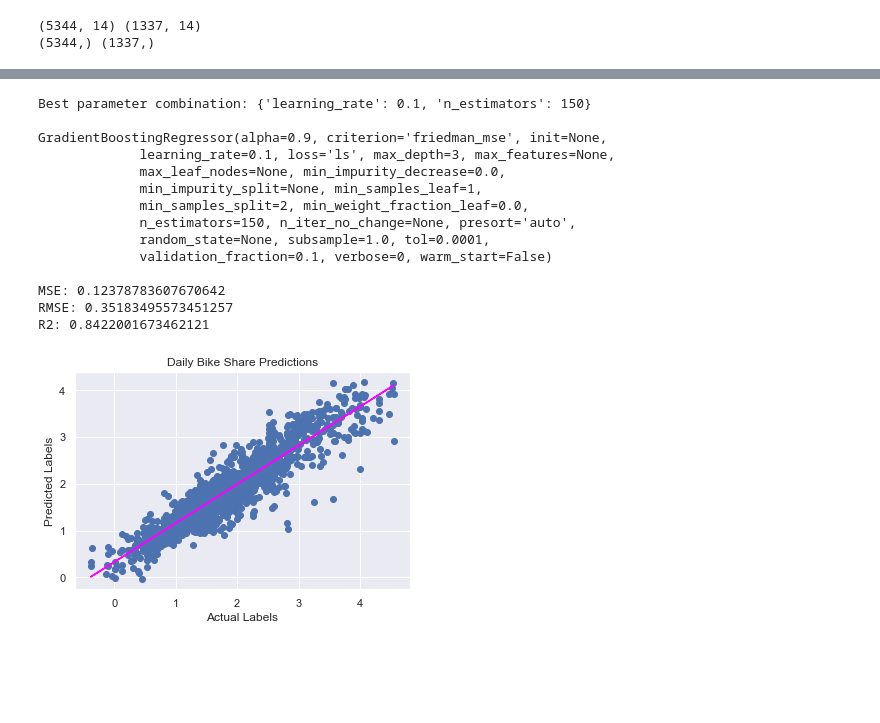
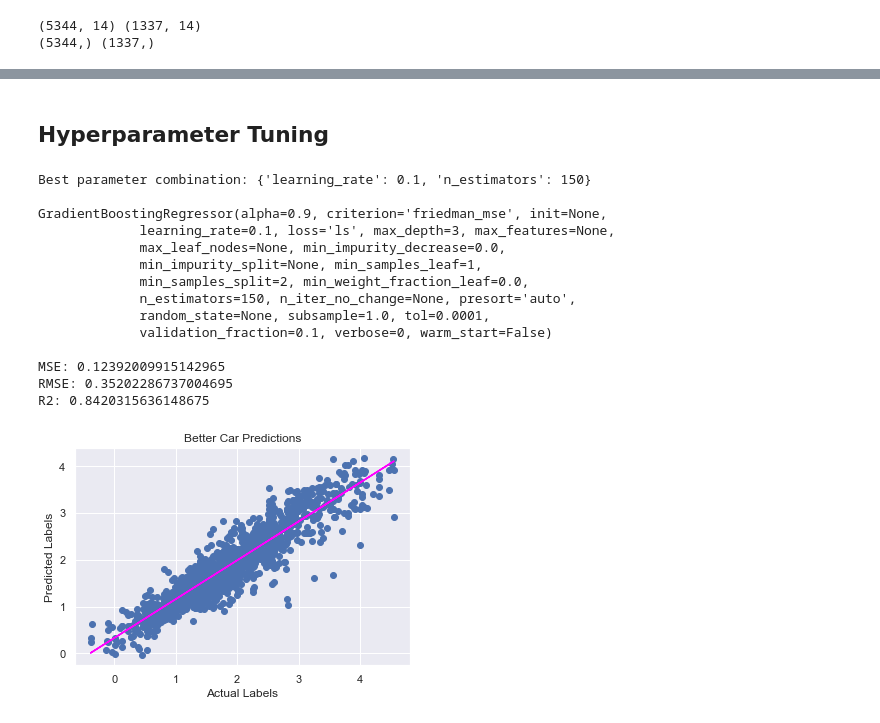
Before and after one commit to Mihryam/FactBased_CarPrice_Prediction, a Jupyter notebook: CAR PRICE PREDICTION-Gradient Boost Regressor.ipynb, the cells around one changed output, grey strips where cells are left out. Saved outputs shown, nothing was run; the diff lists cells and outputs as text; code cells hidden in the pictures; blank space fills up the shorter version.

```diff
--- a/CAR PRICE PREDICTION-Gradient Boost Regressor.ipynb
+++ b/CAR PRICE PREDICTION-Gradient Boost Regressor.ipynb
@@ -807,4 +700,6 @@ R2: 0.8397598108747395
 [figure]
+# %% [markdown]
+## Hyperparameter Tuning
 # %%
 from sklearn.model_selection import GridSearchCV
 from sklearn.metrics import make_scorer, r2_score
@@ -831,35 +726,35 @@ print(model, "\n")
 # Evaluate the model using the test data
 predictions = model.predict(x_test)
 mse = mean_squared_error(y_test, predictions)
 print("MSE:", mse)
 rmse = np.sqrt(mse)
 print("RMSE:", rmse)
 r2 = r2_score(y_test, predictions)
 print("R2:", r2)
 
 # Plot predicted vs actual
 plt.scatter(y_test, predictions)
 plt.xlabel('Actual Labels')
 plt.ylabel('Predicted Labels')
-plt.title('Daily Bike Share Predictions')
+plt.title('Better Car Predictions')
 # overlay the regression line
 z = np.polyfit(y_test, predictions, 1)
 p = np.poly1d(z)
 plt.plot(y_test,p(y_test), color='magenta')
 plt.show()
 # %% [output]
 Best parameter combination: {'learning_rate': 0.1, 'n_estimators': 150}
 
 GradientBoostingRegressor(alpha=0.9, criterion='friedman_mse', init=None,
              learning_rate=0.1, loss='ls', max_depth=3, max_features=None,
              max_leaf_nodes=None, min_impurity_decrease=0.0,
              min_impurity_split=None, min_samples_leaf=1,
              min_samples_split=2, min_weight_fraction_leaf=0.0,
              n_estimators=150, n_iter_no_change=None, presort='auto',
              random_state=None, subsample=1.0, tol=0.0001,
              validation_fraction=0.1, verbose=0, warm_start=False)
 
-MSE: 0.12378783607670642
-RMSE: 0.35183495573451257
-R2: 0.8422001673462121
+MSE: 0.12392009915142965
+RMSE: 0.35202286737004695
+R2: 0.8420315636148675
-[figure, old version]
+[figure, new version]
```
Also changed, not shown: parts of 27 cells of this notebook.
